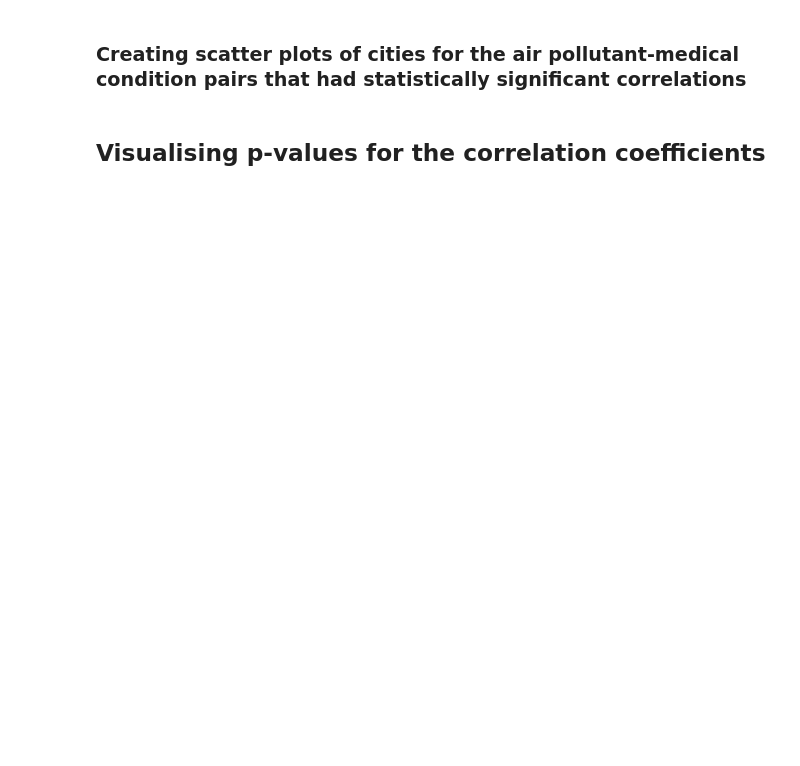
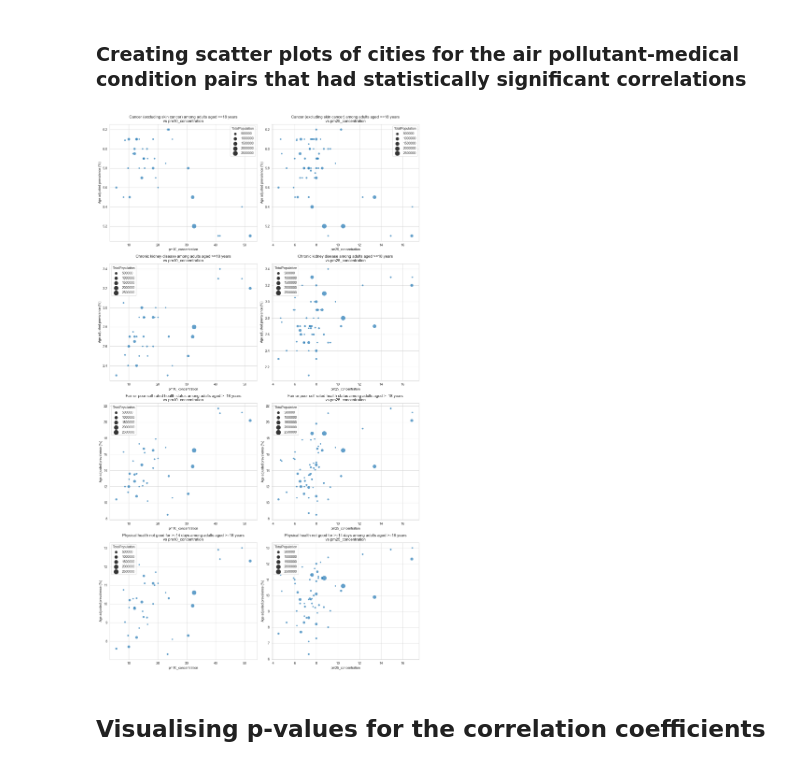
Before and after one commit to filoooooonov/pse-project, a Jupyter notebook: project.ipynb, the cells around one changed output. Drawn from its saved outputs; the diff is of its cells as text; code cells hidden in the pictures; blank space fills up the shorter version.

```diff
--- a/project.ipynb
+++ b/project.ipynb
@@ -164,13 +190,13 @@ print(f"Testing normality for {len(disease_columns)} disease columns:")
 print("-"*110)
 
 # Run Shapiro-Wilk test for each disease column
-for i, col_name in enumerate(disease_columns):
+for col_name in disease_columns:
     disease_data = merged_df[col_name].dropna().values
 
     stat, p_value = shapiro(disease_data)
     p_values.append(p_value)
 
-    result = "potentially normal" if p_value >= 0.05 else "non-normal"
+    result = "Potentially normal" if p_value >= 0.05 else "Non-normal"
 
     print(f"{col_name:70} | {result:20} | p={p_value:.3f}")
 
@@ -390,12 +439,12 @@ columns_with_insignificant_values = [disease_columns[i] for i in range(len(disea
 
 
 # Make a copy of merged_df
-xd_df = merged_df.copy()
+merged_df_copy = merged_df.copy()
 
 # Drop columns with insignificant values
-xd_df = xd_df.drop(columns_with_insignificant_values, axis=1, errors='ignore')
+merged_df_copy = merged_df_copy.drop(columns_with_insignificant_values, axis=1, errors='ignore')
 
-pollutant_columns = ["pm10_concentration", "pm25_concentration"]  # No no2_concentration
+pollutant_columns = ["pm10_concentration", "pm25_concentration"]
 
 # Set seaborn style
 sns.set_style("whitegrid")
@@ -412,43 +461,45 @@ plot_count = 0
 
 # Create scatter plots for the specified diseases
 for i, disease in enumerate(disease_columns):
-    if disease in xd_df.columns:
+    if disease in merged_df_copy.columns:
         for j, pollutant in enumerate(pollutant_columns):
             # Create the scatter plot in the appropriate subplot position
             ax = axes[plot_count]
 
             # Create scatter plot with population-sized markers
             scatter = sns.scatterplot(
-                data=xd_df,
+                data=merged_df_copy,
                 x=pollutant,
                 y=disease,
-                size="TotalPopulation",  # Size points by population
-                sizes=(20, 200),        # Set range of point sizes
-                alpha=0.7,              # Add transparency
+                size="TotalPopulation",
+                sizes=(20, 200),
+                alpha=0.7,
                 ax=ax
             )
 
             # Add a trend line
             sns.regplot(
-                data=xd_df,
+                data=merged_df_copy,
                 x=pollutant,
                 y=disease,
                 scatter=False,
                 ci=95,
                 line_kws={'color': 'red'},
                 ax=ax
             )
 
             ax.set_xlabel(f"{pollutant}", fontsize=10)
             ax.set_ylabel('Age adjusted prevalence (%)', fontsize=10)
             ax.set_title(f"{disease}\nvs {pollutant}", fontsize=12)
             plot_count += 1
     else:
         pass
 
 # Adjust layout and display the plot
 plt.tight_layout()
 plt.show()
+# %% [output]
+[figure, added]
 # %% [markdown]
 ## Visualising p-values for the correlation coefficients
 # %%
```
Also changed, not shown: parts of 11 cells of this notebook.
